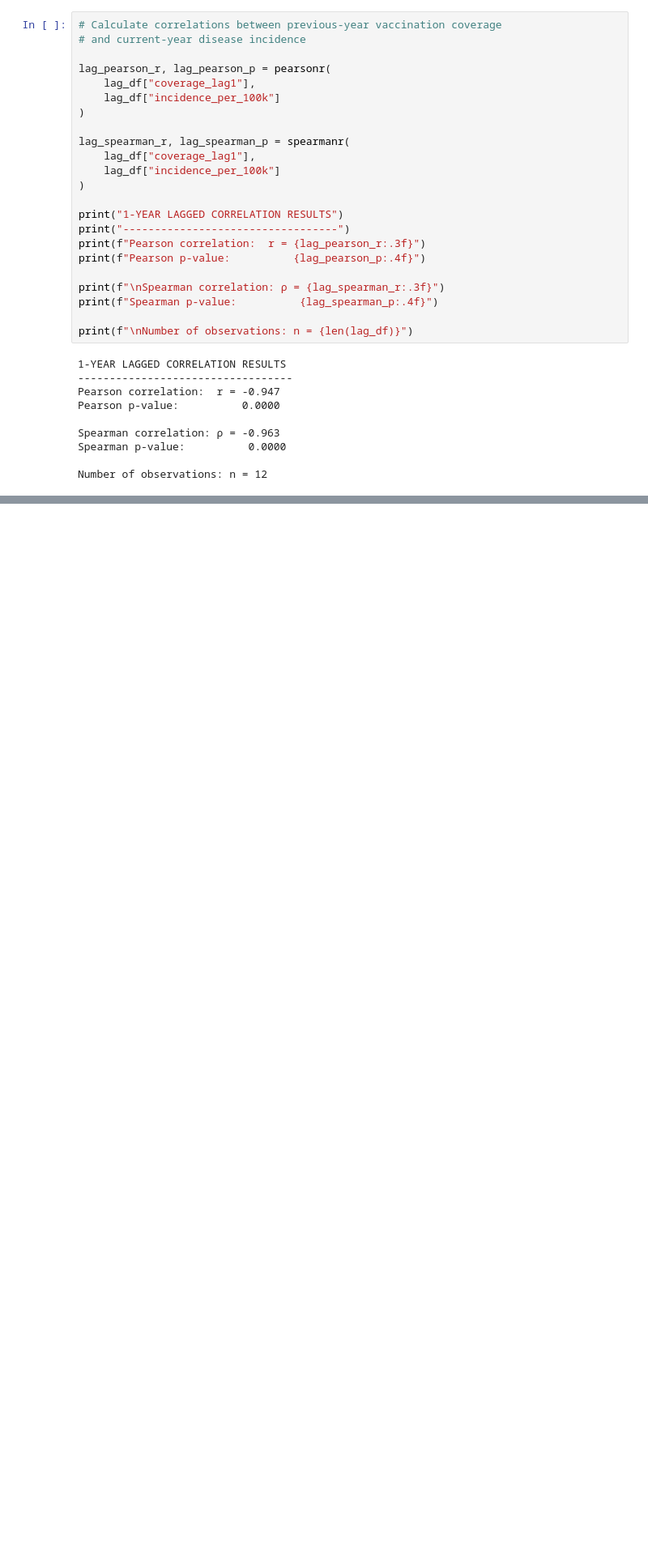
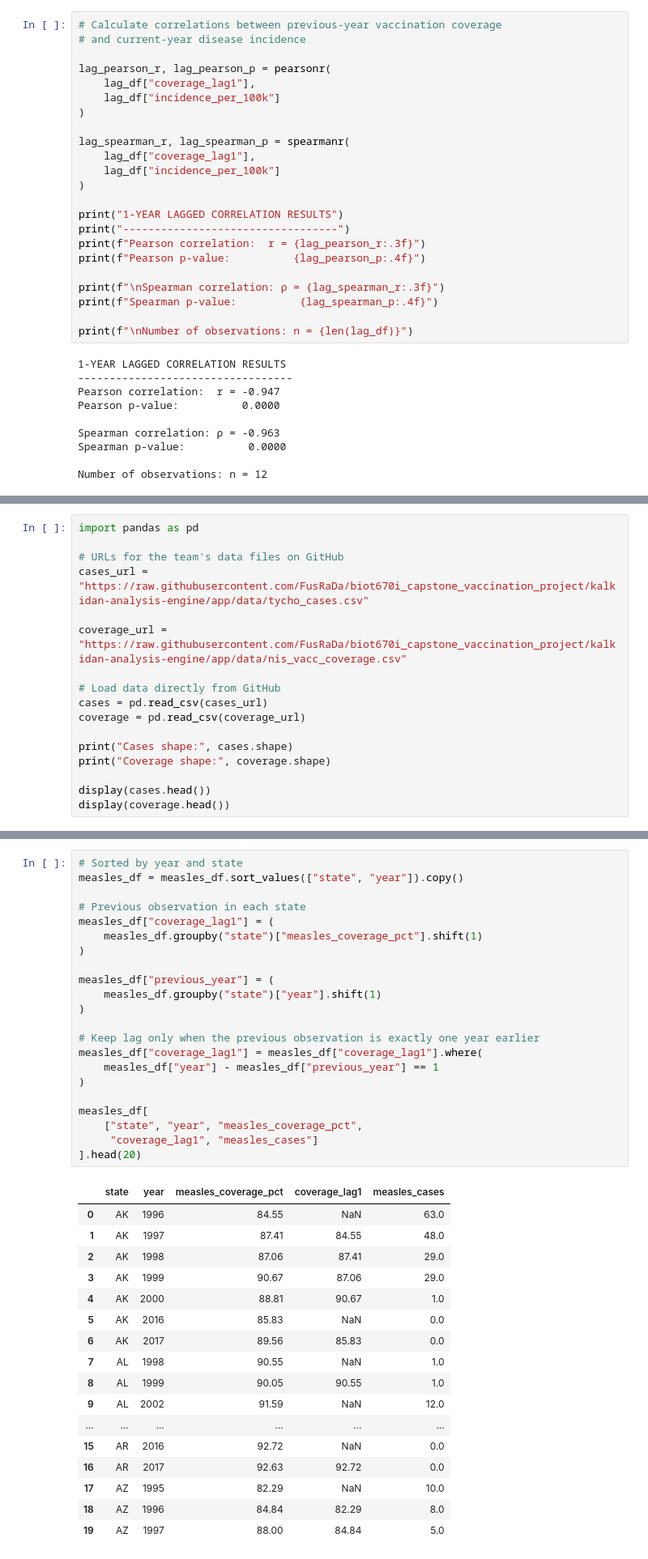
Before and after one commit to FusRaDa/biot670i_capstone_vaccination_project, a Jupyter notebook: perin_notebooks/analysis_engine.ipynb, the cells around one changed output, grey strips where cells are left out. Shown at 81% size. Cells and saved outputs as stored; diff of their text form; blank space fills up the shorter version.

Commit message:
Add real-data 1-year lag analysis

```diff
--- a/perin_notebooks/analysis_engine.ipynb
+++ b/perin_notebooks/analysis_engine.ipynb
@@ -283,0 +287,17 @@ Number of observations: n = 12
+# %%
+import pandas as pd
+
+# URLs for the team's data files on GitHub
+cases_url = "https://raw.githubusercontent.com/FusRaDa/biot670i_capstone_vaccination_project/kalkidan-analysis-engine/app/data/tycho_cases.csv"
+
+coverage_url = "https://raw.githubusercontent.com/FusRaDa/biot670i_capstone_vaccination_project/kalkidan-analysis-engine/app/data/nis_vacc_coverage.csv"
+
+# Load data directly from GitHub
+cases = pd.read_csv(cases_url)
+coverage = pd.read_csv(coverage_url)
+
+print("Cases shape:", cases.shape)
+print("Coverage shape:", coverage.shape)
+
+display(cases.head())
+display(coverage.head())
@@ -283,0 +389,40 @@ Number of observations: n = 12
+# %%
+# Sorted by year and state
+measles_df = measles_df.sort_values(["state", "year"]).copy()
+
+# Previous observation in each state
+measles_df["coverage_lag1"] = (
+    measles_df.groupby("state")["measles_coverage_pct"].shift(1)
+)
+
+measles_df["previous_year"] = (
+    measles_df.groupby("state")["year"].shift(1)
+)
+
+# Keep lag only when the previous observation is exactly one year earlier
+measles_df["coverage_lag1"] = measles_df["coverage_lag1"].where(
+    measles_df["year"] - measles_df["previous_year"] == 1
+)
+
+measles_df[
+    ["state", "year", "measles_coverage_pct",
+     "coverage_lag1", "measles_cases"]
+].head(20)
+# %% [output]
+|  | state | year | measles_coverage_pct | coverage_lag1 | measles_cases |
+| 0 | AK | 1996 | 84.55 | NaN | 63.0 |
+| 1 | AK | 1997 | 87.41 | 84.55 | 48.0 |
+| 2 | AK | 1998 | 87.06 | 87.41 | 29.0 |
+| 3 | AK | 1999 | 90.67 | 87.06 | 29.0 |
+| 4 | AK | 2000 | 88.81 | 90.67 | 1.0 |
+| 5 | AK | 2016 | 85.83 | NaN | 0.0 |
+| 6 | AK | 2017 | 89.56 | 85.83 | 0.0 |
+| 7 | AL | 1998 | 90.55 | NaN | 1.0 |
+| 8 | AL | 1999 | 90.05 | 90.55 | 1.0 |
+| 9 | AL | 2002 | 91.59 | NaN | 12.0 |
+| ... | ... | ... | ... | ... | ... |
+| 15 | AR | 2016 | 92.72 | NaN | 0.0 |
+| 16 | AR | 2017 | 92.63 | 92.72 | 0.0 |
+| 17 | AZ | 1995 | 82.29 | NaN | 10.0 |
+| 18 | AZ | 1996 | 84.84 | 82.29 | 8.0 |
+| 19 | AZ | 1997 | 88.00 | 84.84 | 5.0 |
```
Also changed, not shown: parts of 11 cells of this notebook.
